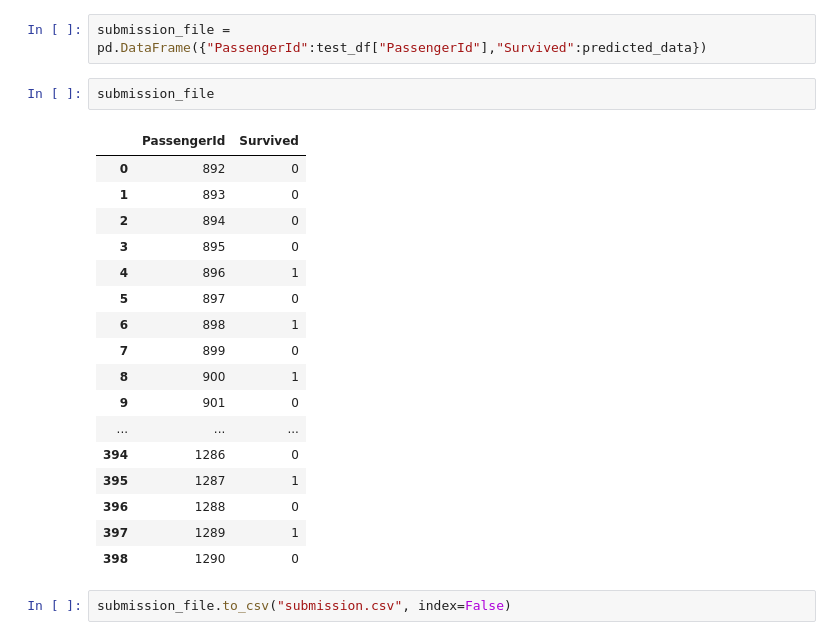
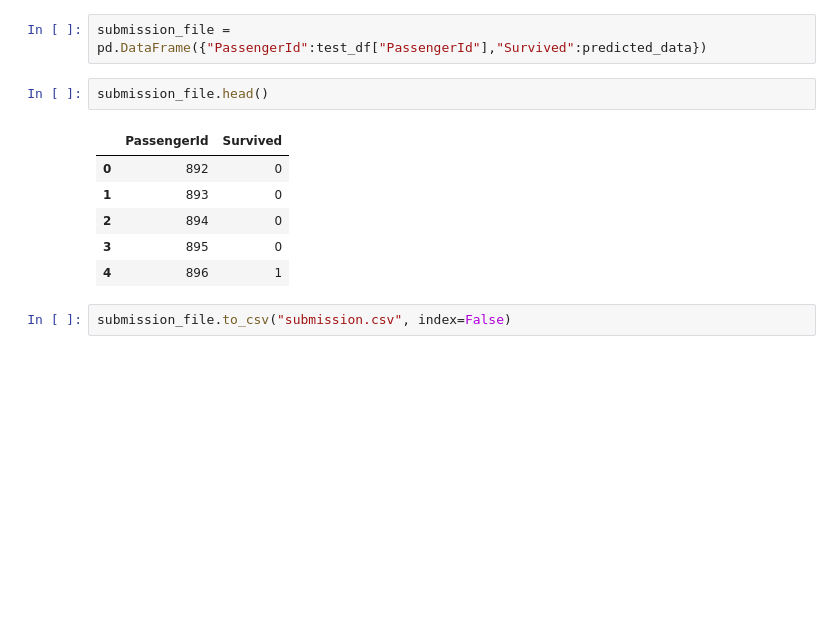
Before and after one commit to engrhaseebsagheer/titanic-survival-model, a Jupyter notebook: notebooks/titanic_eda.ipynb, the cells around one changed output. Drawn from its saved outputs; the diff is of its cells as text; blank space fills up the shorter version.

```diff
--- a/notebooks/titanic_eda.ipynb
+++ b/notebooks/titanic_eda.ipynb
@@ -252,24 +262,13 @@ predicted_data = model.predict(procesed_data)
 # %%
 submission_file = pd.DataFrame({"PassengerId":test_df["PassengerId"],"Survived":predicted_data})
 # %%
-submission_file
+submission_file.head()
 # %% [output]
 |  | PassengerId | Survived |
 | 0 | 892 | 0 |
 | 1 | 893 | 0 |
 | 2 | 894 | 0 |
 | 3 | 895 | 0 |
 | 4 | 896 | 1 |
-| 5 | 897 | 0 |
-| 6 | 898 | 1 |
-| 7 | 899 | 0 |
-| 8 | 900 | 1 |
-| 9 | 901 | 0 |
-| ... | ... | ... |
-| 394 | 1286 | 0 |
-| 395 | 1287 | 1 |
-| 396 | 1288 | 0 |
-| 397 | 1289 | 1 |
-| 398 | 1290 | 0 |
 # %%
 submission_file.to_csv("submission.csv", index=False)
```
Also changed, not shown: parts of 4 cells of this notebook.
